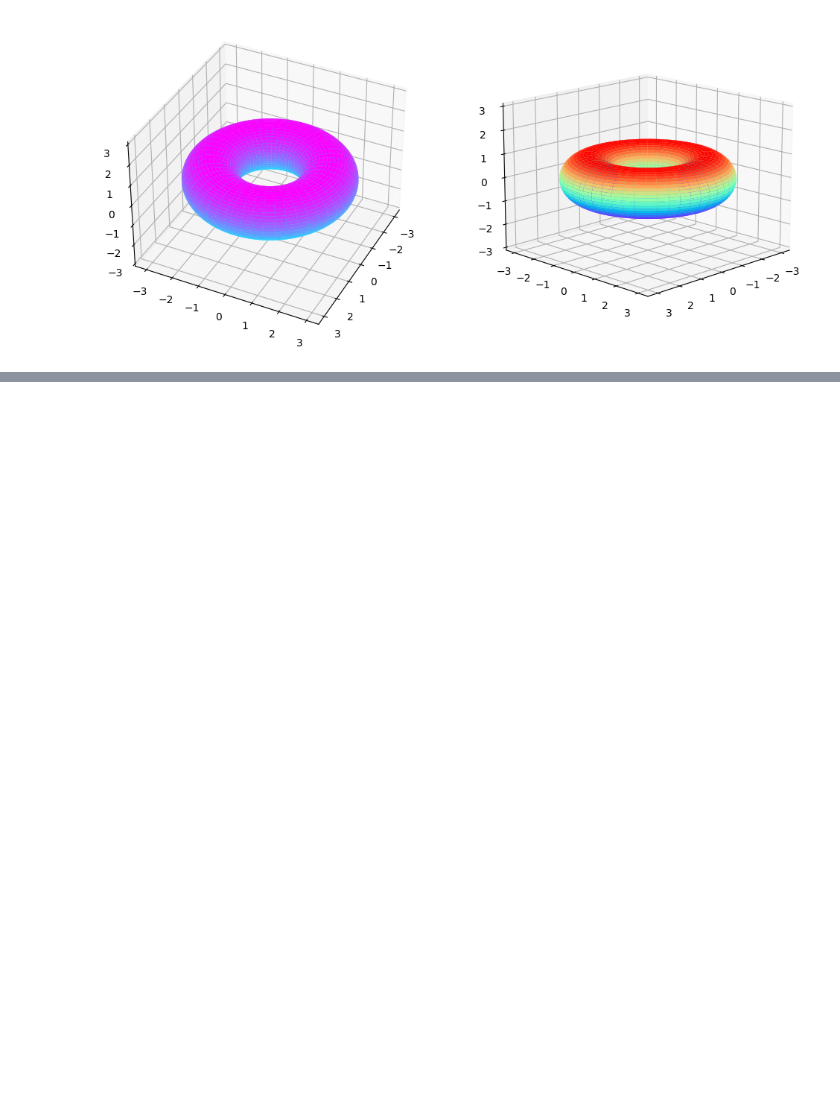
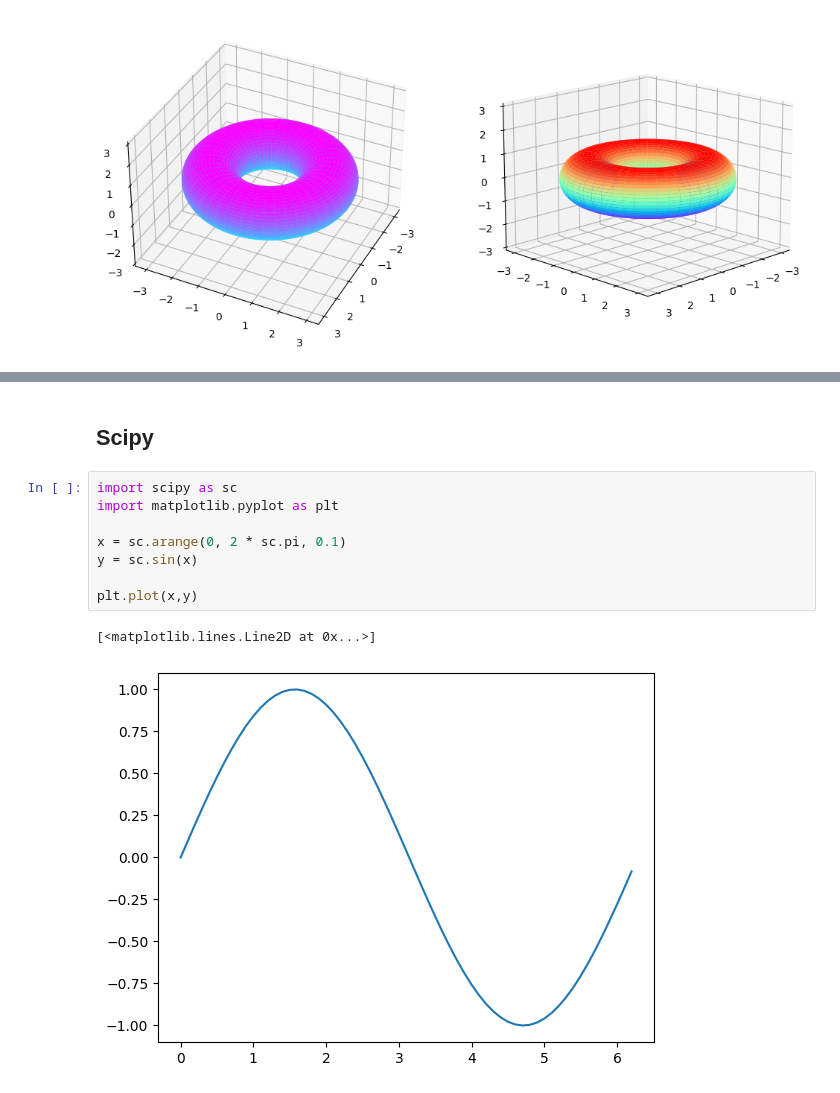
Before and after one commit to mdgolammafuz/NumericalAstrophysics-_-Python, a Jupyter notebook: Shadow_Numerical_Codes/try.ipynb, the cells around one changed output, grey strips where cells are left out. Saved outputs shown, nothing was run; the diff lists cells and outputs as text; blank space fills up the shorter version.

Commit message:
Using scipy to execute matheatical operations

```diff
--- a/Shadow_Numerical_Codes/try.ipynb
+++ b/Shadow_Numerical_Codes/try.ipynb
@@ -1086,0 +1884,13 @@ ax2.set_zlim(-3, 3)
+# %% [markdown]
+## Scipy
+# %%
+import scipy as sc
+import matplotlib.pyplot as plt
+
+x = sc.arange(0, 2 * sc.pi, 0.1)
+y = sc.sin(x)
+
+plt.plot(x,y)
+# %% [output]
+[<matplotlib.lines.Line2D at 0x...>]
+[figure, added]
```
Also changed, not shown: parts of 77 cells of this notebook.
